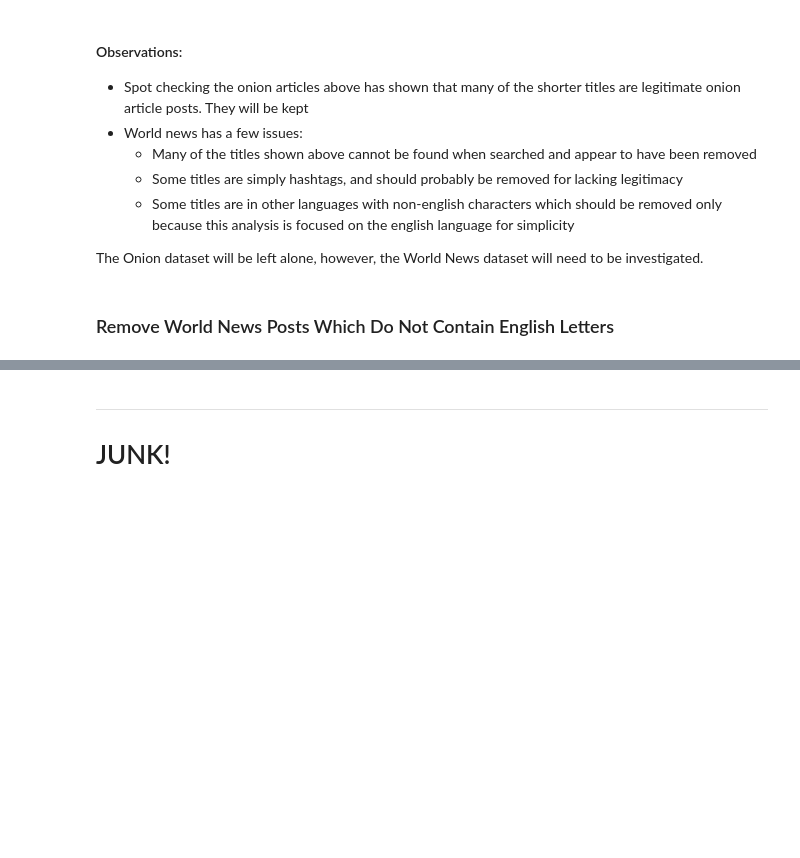
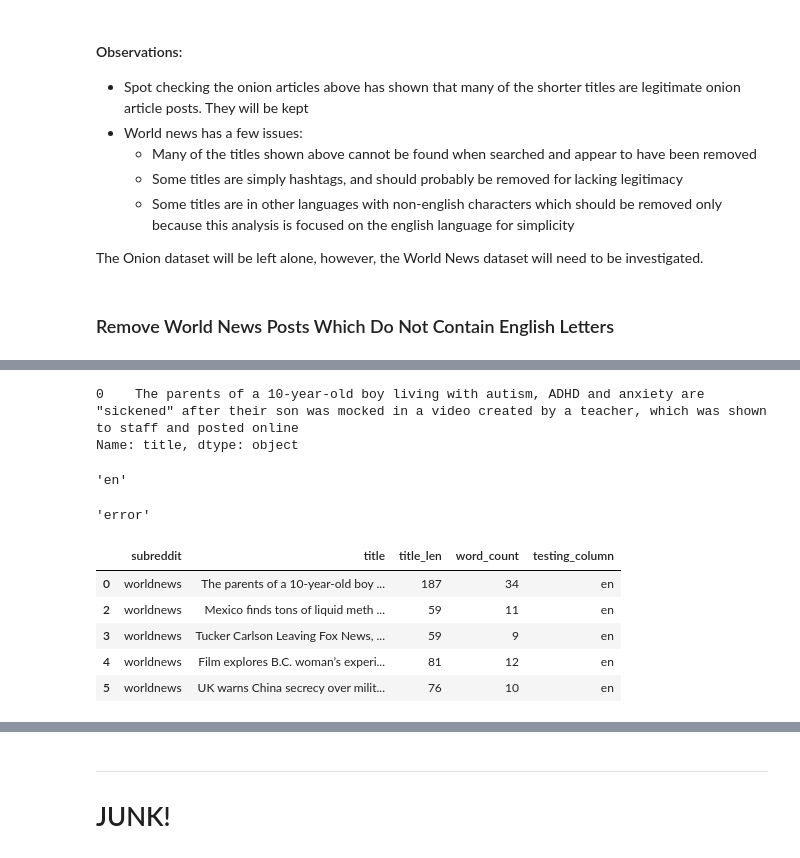
Before and after one commit to drossDS/Humor_Identification_with_NLP, a Jupyter notebook: code/2-Data_Cleaning.ipynb, the cells around one changed output, grey strips where cells are left out. Saved outputs shown, nothing was run; the diff lists cells and outputs as text; code cells hidden in the pictures; blank space fills up the shorter version.

```diff
--- a/code/2-Data_Cleaning.ipynb
+++ b/code/2-Data_Cleaning.ipynb
@@ -600,0 +613,32 @@ config.detect_key
+# %%
+wldnws['title'][0:1]
+# %% [output]
+0    The parents of a 10-year-old boy living with autism, ADHD and anxiety are "sickened" after their son was mocked in a video created by a teacher, which was shown to staff and posted online
+Name: title, dtype: object
+# %%
+single_detection(wldnws['title'][0], api_key=config.detect_key)
+# %% [output]
+'en'
+# %%
+def lang_detector(title):
+    try:
+        return single_detection(title, api_key=config.detect_key)
+    except:
+        return 'error'
+# %%
+lang_detector('&')
+# %% [output]
+'error'
+# %%
+test_df = wldnws.head().copy()
+# %%
+test_df['testing_column'] = test_df['title'].apply(lang_detector)
+# %%
+test_df
+# %% [output]
+|  | subreddit | title | title_len | word_count | testing_column |
+| 0 | worldnews | The parents of a 10-year-old boy ... | 187 | 34 | en |
+| 2 | worldnews | Mexico finds tons of liquid meth ... | 59 | 11 | en |
+| 3 | worldnews | Tucker Carlson Leaving Fox News, ... | 59 | 9 | en |
+| 4 | worldnews | Film explores B.C. woman’s experi... | 81 | 12 | en |
+| 5 | worldnews | UK warns China secrecy over milit... | 76 | 10 | en |
```
Also changed, not shown: parts of 13 cells of this notebook.
